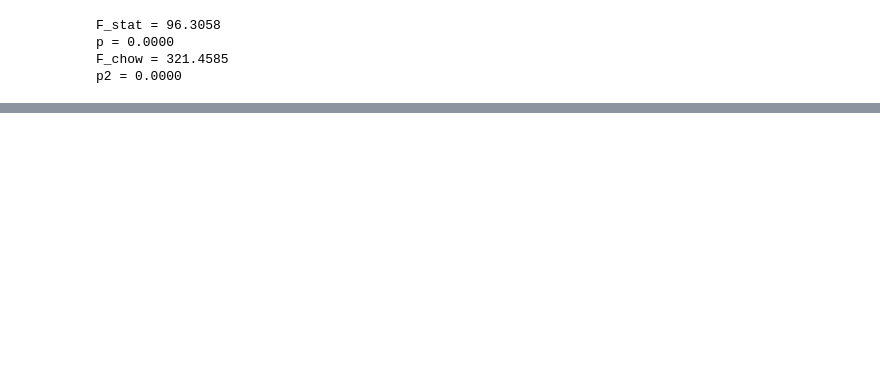
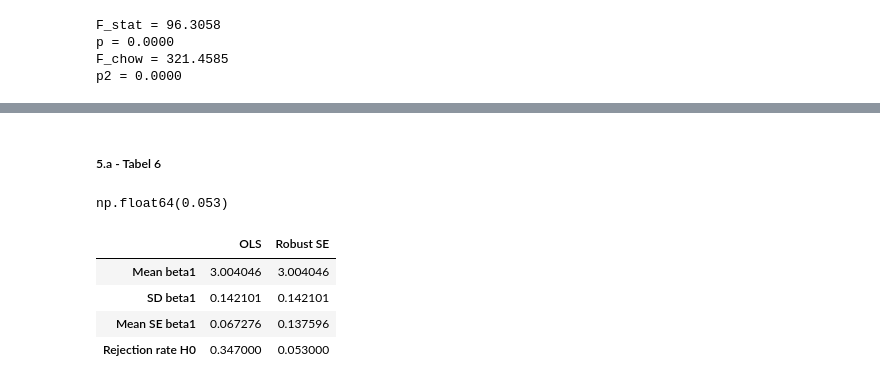
Before and after one commit to Nskoularsen/EconometricsA, a Jupyter notebook: 3_assignments/A2/A2.ipynb, the cells around one changed output, grey strips where cells are left out. Cells and saved outputs as stored; diff of their text form; code cells hidden in the pictures; blank space fills up the shorter version.

```diff
--- a/3_assignments/A2/A2.ipynb
+++ b/3_assignments/A2/A2.ipynb
@@ -305,3 +302,5 @@ Notes:
 [1] Standard Errors assume that the covariance matrix of the errors is correctly specified.
 [2] The condition number is large, 1.67e+04. This might indicate that there are
 strong multicollinearity or other numerical problems.
+# %% [markdown]
+##### 5.a  - Tabel 6
@@ -307,0 +393,43 @@ strong multicollinearity or other numerical problems.
+# %%
+result = monte_carlo1000(1000)
+#Normal standardfejl
+result['beta1_ols'].mean()
+result['beta1_ols'].std()
+result['se_ols'].mean()
+result['reject_ols'].mean()
+
+#robuste
+result['beta1_robust'].mean()
+result['beta1_robust'].std()
+result['se_robust'].mean()
+result['reject_robust'].mean()
+# %% [output]
+np.float64(0.053)
+# %%
+table = pd.DataFrame({
+    'OLS': [
+        result['beta1_ols'].mean(),
+        result['beta1_ols'].std(),
+        result['se_ols'].mean(),
+        result['reject_ols'].mean()
+    ],
+    'Robust SE': [
+        result['beta1_robust'].mean(),
+        result['beta1_robust'].std(),
+        result['se_robust'].mean(),
+        result['reject_robust'].mean()
+    ]
+}, index=[
+    'Mean beta1',
+    'SD beta1',
+    'Mean SE beta1',
+    'Rejection rate H0'
+])
+
+table
+# %% [output]
+|  | OLS | Robust SE |
+| Mean beta1 | 3.004046 | 3.004046 |
+| SD beta1 | 0.142101 | 0.142101 |
+| Mean SE beta1 | 0.067276 | 0.137596 |
+| Rejection rate H0 | 0.347000 | 0.053000 |
```
Also changed, not shown: parts of 25 cells of this notebook, 3 other files.
